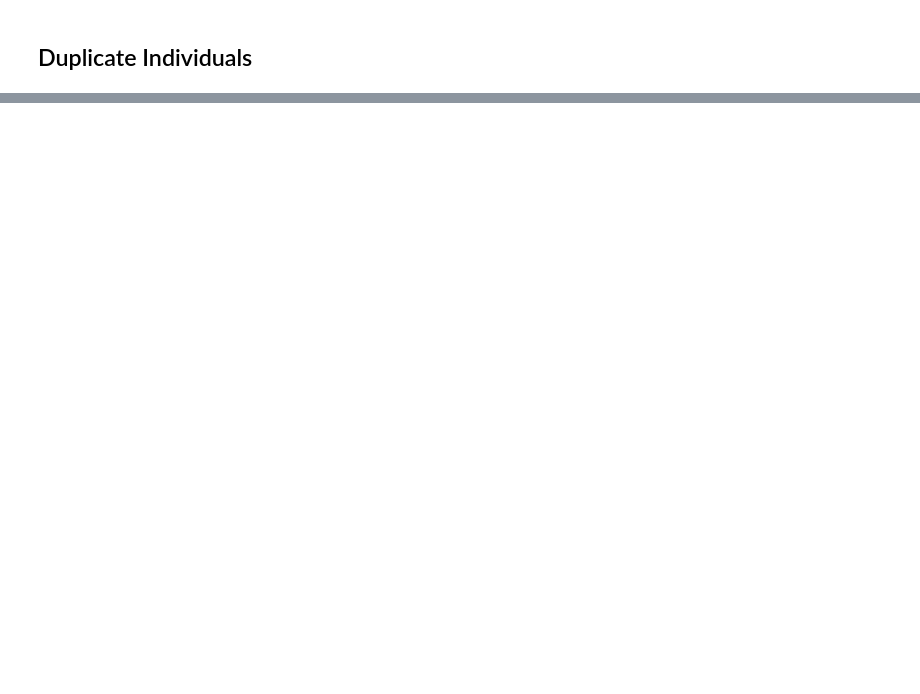
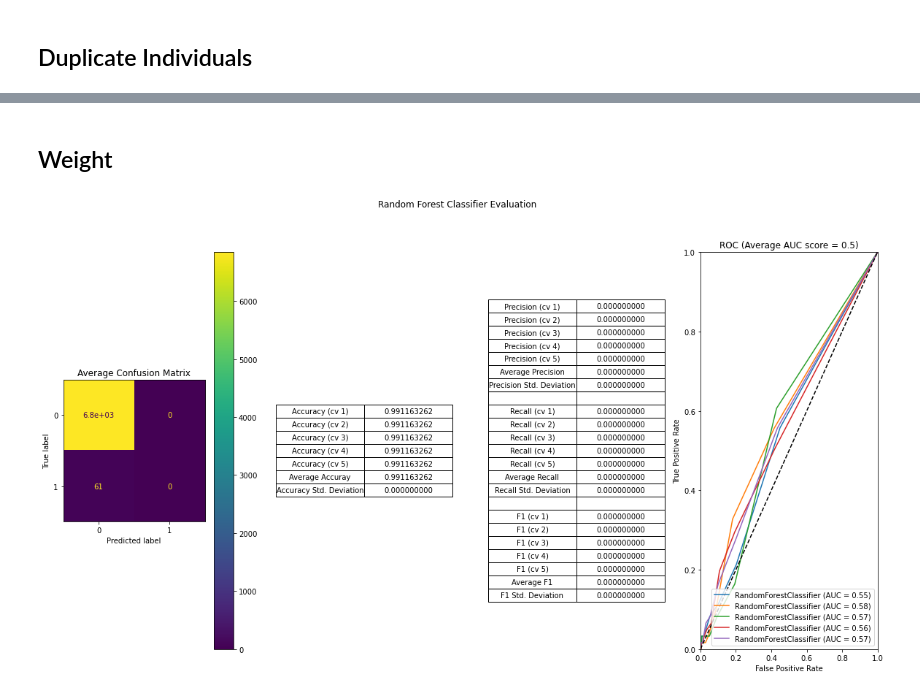
Before and after one commit to FABallemand/DefectPredictionOnProductionLines, a Jupyter notebook: random_forest.ipynb, the cells around one changed output, grey strips where cells are left out. Drawn from its saved outputs; the diff is of its cells as text; code cells hidden in the pictures; blank space fills up the shorter version.

```diff
--- a/random_forest.ipynb
+++ b/random_forest.ipynb
@@ -68,0 +69,13 @@ utils.modelEvaluation(clf, train_input, train_output, model_name="k-Nearest Neig
+# %% [markdown]
+## Weight
+# %%
+# Load date and balance classes
+train_input, train_output = utils.loadTrainingData(remove_id=True, remove_capuchon_insertion=True)
+
+# Create model
+clf = RandomForestClassifier(class_weight="balanced") # balanced_subsample
+
+# Evaluation
+utils.modelEvaluation(clf, train_input, train_output, model_name="Random Forest Classifier", fig_name="rfc_w")
+# %% [output]
+[figure, added]
```
Also changed, not shown: parts of 2 cells of this notebook, 16 other files.
